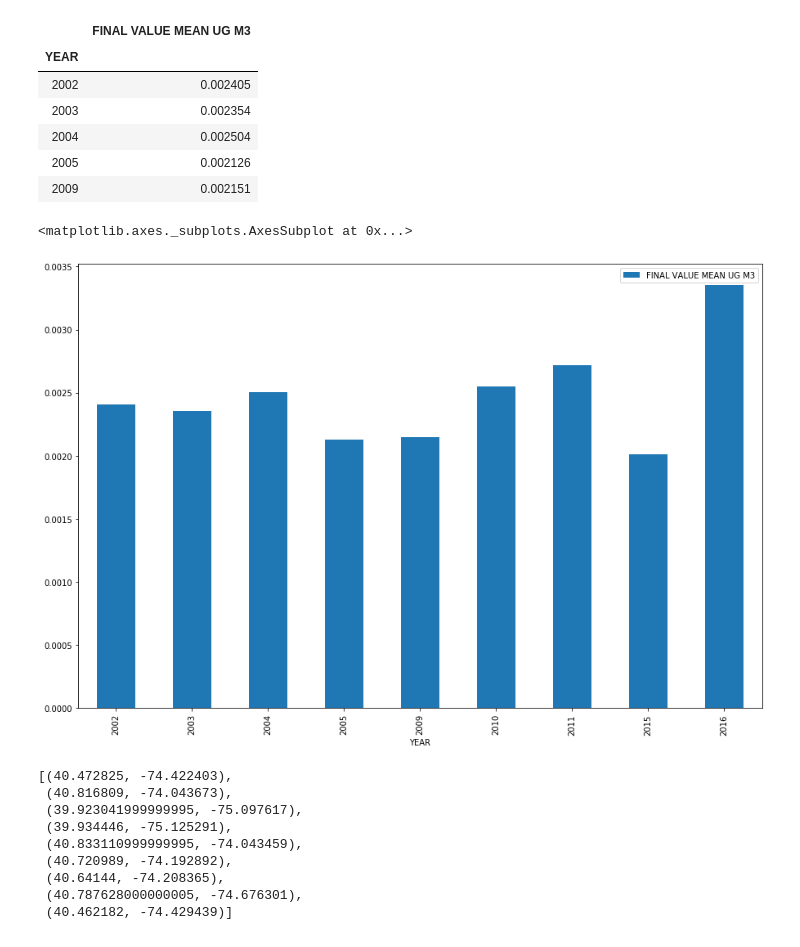
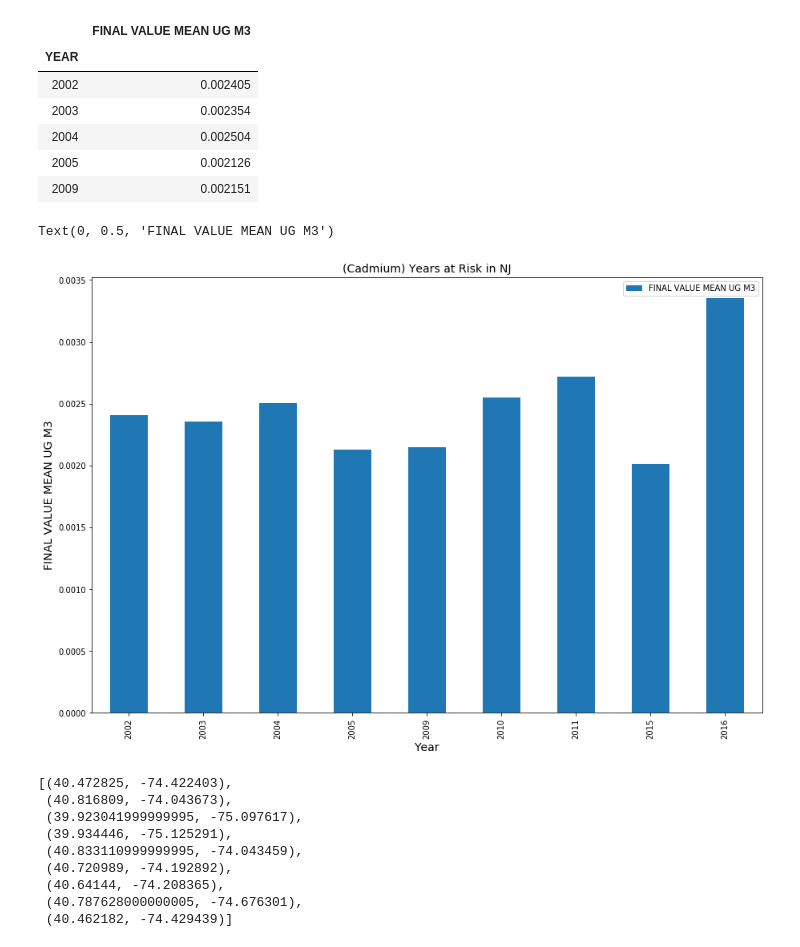
Before and after one commit to jjjjjeb/NJAir_EDA, a Jupyter notebook: CadmiumAnalysis.ipynb, the cells around one changed output. Cells and saved outputs as stored; diff of their text form; code cells hidden in the pictures.

Commit message:
final Cadmium

```diff
--- a/CadmiumAnalysis.ipynb
+++ b/CadmiumAnalysis.ipynb
@@ -151,11 +150,14 @@ njyears_at_risk.head()
 | 2004 | 0.002504 |
 | 2005 | 0.002126 |
 | 2009 | 0.002151 |
-# %%
-njyears_at_risk.plot(kind='bar', figsize=(15,10))
-# %% [output]
-<matplotlib.axes._subplots.AxesSubplot at 0x...>
-[figure, removed]
+# %%
+njyears_at_risk.plot(kind='bar', figsize=(15,10))
+plt.title('(Cadmium) Years at Risk in NJ', fontsize=14)
+plt.xlabel('Year', fontsize=14)
+plt.ylabel('FINAL VALUE MEAN UG M3', fontsize=14)
+# %% [output]
+Text(0, 0.5, 'FINAL VALUE MEAN UG M3')
+[figure, added]
 # %%
 
 coordinates = []
```
Also changed, not shown: parts of 15 cells of this notebook.
